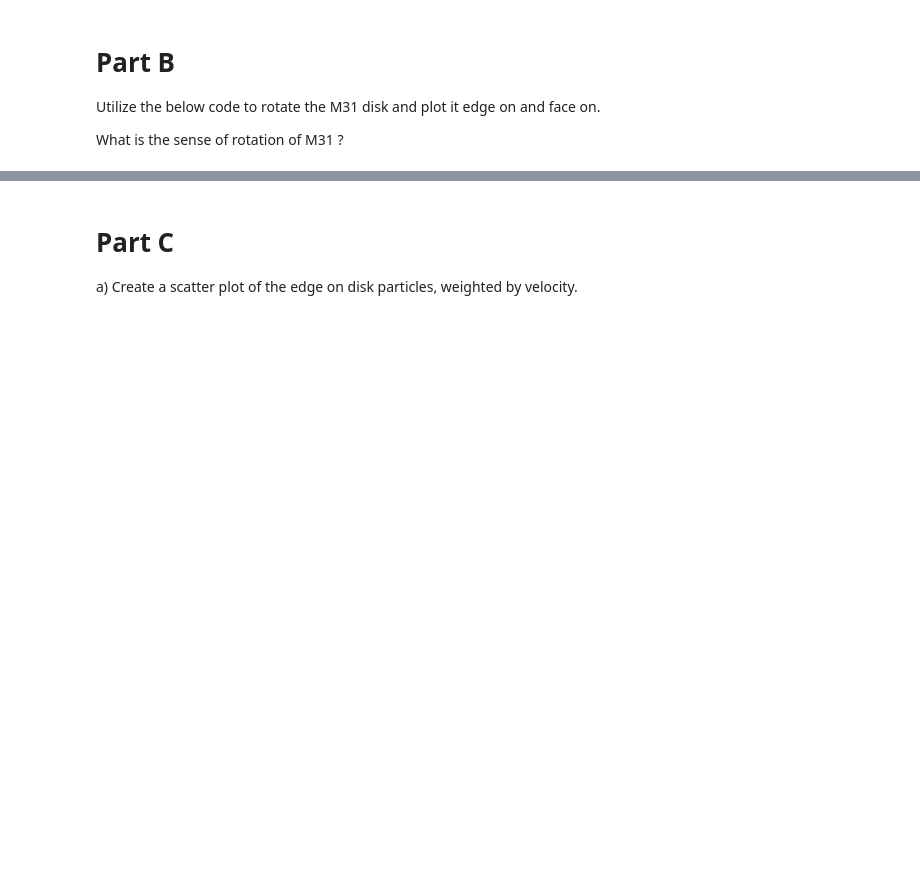
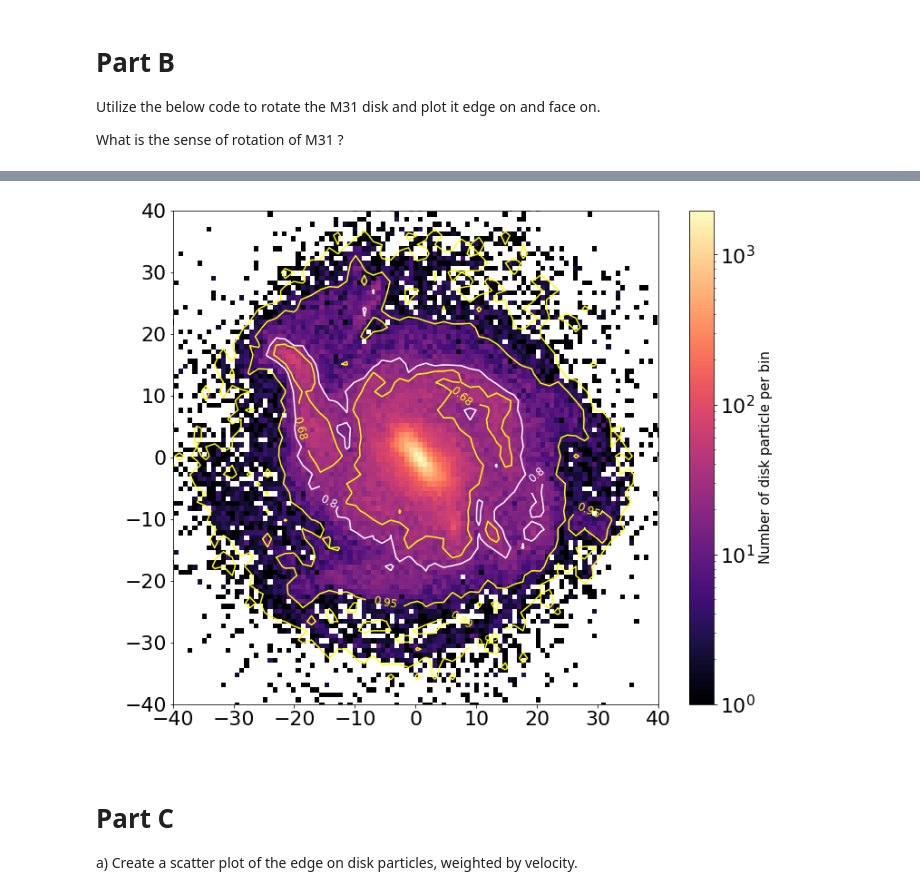
Before and after one commit to wxs0703/astr400b, a Jupyter notebook: Labs/Lab7/Lab7.ipynb, the cells around one changed output, grey strips where cells are left out. Cells and saved outputs as stored; diff of their text form; code cells hidden in the pictures; blank space fills up the shorter version.

```diff
--- a/Labs/Lab7/Lab7.ipynb
+++ b/Labs/Lab7/Lab7.ipynb
@@ -283,34 +287,38 @@ matplotlib.rcParams['ytick.labelsize'] = label_size
 # %%
 # Rotated M31 Disk - FACE ON
 
 # M31 Disk Density
 fig, ax= plt.subplots(figsize=(12, 10))
 
 # plot the particle density for M31
 # ADD HERE
+plt.hist2d(rn[:, 0], rn[:, 1], bins=150, norm=LogNorm(), cmap='magma')
+density_contour(rn[:, 0], rn[:, 1], 80, 80, ax=ax, colors=['yellow', 'yellow', 'white', 'yellow'])
 
 cbar = plt.colorbar()
 cbar.set_label("Number of disk particle per bin", fontsize=15)
 
 # make the contour plot
 # x pos, y pos, contour res, contour res, axis, colors for contours.
 # ADD HERE
 
 # Add axis labels
 plt.xlabel('  ', fontsize=22)
 plt.ylabel('  ', fontsize=22)
 
 #set axis limits
 plt.ylim(-40,40)
 plt.xlim(-40,40)
 
 #adjust tick label font size
 label_size = 22
 matplotlib.rcParams['xtick.labelsize'] = label_size
 matplotlib.rcParams['ytick.labelsize'] = label_size
 
 # Save to a file
-# plt.savefig('Lab7_FaceOn_Density.png')
+plt.savefig('Lab7_FaceOn_Density.png')
+# %% [output]
+[figure, added]
 # %% [markdown]
 # Part C
 
```
Also changed, not shown: parts of 11 cells of this notebook, 6 other files.
